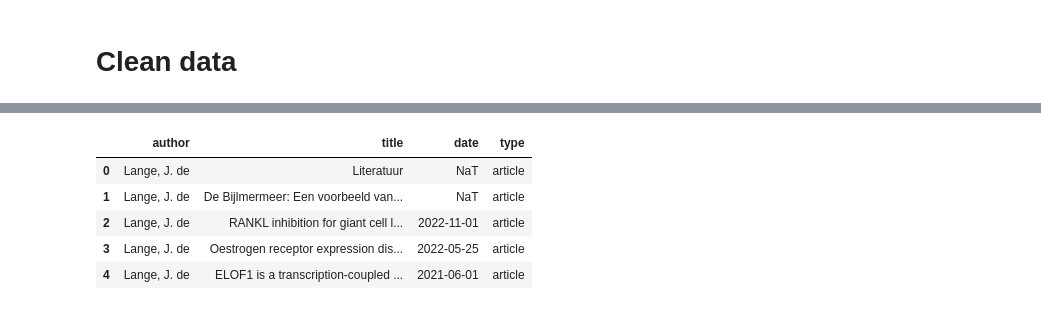
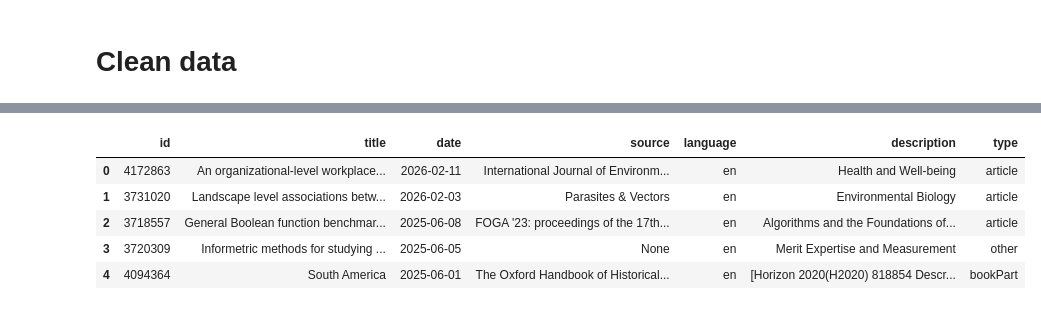
Before and after one commit to maantjemol/ub-data, a Jupyter notebook: main.ipynb, the cells around one changed output, grey strips where cells are left out. Saved outputs shown, nothing was run; the diff lists cells and outputs as text; code cells hidden in the pictures.

```diff
--- a/main.ipynb
+++ b/main.ipynb
@@ -134,7 +211,7 @@ authors_df.to_csv('./data/authors.csv', index=False)
 subjects_df.to_csv('./data/subjects.csv', index=False)
 # %%
 import duckdb
-
+con.close()
 # delete the database file if it exists
 import os
 if os.path.exists('data.db'):
@@ -147,7 +224,7 @@ if os.path.exists('data.db'):
         raise KeyboardInterrupt
 
 
-con = duckdb.connect("data.db")
+con = duckdb.connect("./data.db")
 
 # load the data into the database
 con.execute("CREATE TABLE authors (author VARCHAR, id INTEGER)")
@@ -162,44 +239,43 @@ con.execute("CREATE TABLE subjects (subject VARCHAR, id INTEGER)")
 #  7   title        123682 non-null  object
 #  8   description  116044 non-null  object
 #  9   type         123681 non-null  object
 # 10   id           124064 non-null  int64
-con.execute("CREATE TABLE publications (oai VARCHAR, doi VARCHAR, lucris_id VARCHAR, url VARCHAR, date DATE, source VARCHAR, language VARCHAR, title VARCHAR, description VARCHAR, type VARCHAR, id INTEGER)")
+con.execute("CREATE TABLE publications (oai VARCHAR, doi VARCHAR, lucris_id VARCHAR, url VARCHAR, date DATE, source VARCHAR, language VARCHAR, title VARCHAR, description VARCHAR, type VARCHAR, id INTEGER, faculty VARCHAR)")
 
 con.execute("COPY authors FROM 'data/authors.csv' (HEADER)")
 con.execute("COPY subjects FROM 'data/subjects.csv' (HEADER)")
 con.execute("COPY publications FROM 'data/leiden_publications_cleaned.parquet'")
 
-
+con.execute(query = """
+PRAGMA create_fts_index('publications', 'id', 'description');
+""")
 # join authors and subject on id
 # query = """
 # SELECT authors.author, subjects.subject
 # FROM authors
 # JOIN subjects
 # ON authors.id = subjects.id
 # WHERE authors.author = 'Lange, J. de'
 # """
 
 # result = con.execute(query)
 # df = result.fetchdf()
 
-# select the authors and the publication titles
+# select first 10 publications
 query = """
-SELECT authors.author, publications.title, publications.date, publications.type
-FROM authors
-JOIN publications
-ON authors.id = publications.id
-WHERE authors.author = 'Lange, J. de'
+SELECT p.id, p.title, p.date, p.source, p.language, p.description, p.type
+FROM publications p
 """
 
 result = con.execute(query)
 df = result.fetchdf()
 
 con.close()
 df.head()
 # %% [output]
-|  | author | title | date | type |
-| 0 | Lange, J. de | Literatuur | NaT | article |
-| 1 | Lange, J. de | De Bijlmermeer: Een voorbeeld van... | NaT | article |
-| 2 | Lange, J. de | RANKL inhibition for giant cell l... | 2022-11-01 | article |
-| 3 | Lange, J. de | Oestrogen receptor expression dis... | 2022-05-25 | article |
-| 4 | Lange, J. de | ELOF1 is a transcription-coupled ... | 2021-06-01 | article |
+|  | id | title | date | source | language | description | type |
+| 0 | 4172863 | An organizational-level workplace... | 2026-02-11 | International Journal of Environm... | en | Health and Well-being | article |
+| 1 | 3731020 | Landscape level associations betw... | 2026-02-03 | Parasites & Vectors | en | Environmental Biology | article |
+| 2 | 3718557 | General Boolean function benchmar... | 2025-06-08 | FOGA '23: proceedings of the 17th... | en | Algorithms and the Foundations of... | article |
+| 3 | 3720309 | Informetric methods for studying ... | 2025-06-05 | None | en | Merit Expertise and Measurement | other |
+| 4 | 4094364 | South America | 2025-06-01 | The Oxford Handbook of Historical... | en | [Horizon 2020(H2020) 818854 Descr... | bookPart |
```
Also changed, not shown: parts of 6 cells of this notebook, 11 other files.
